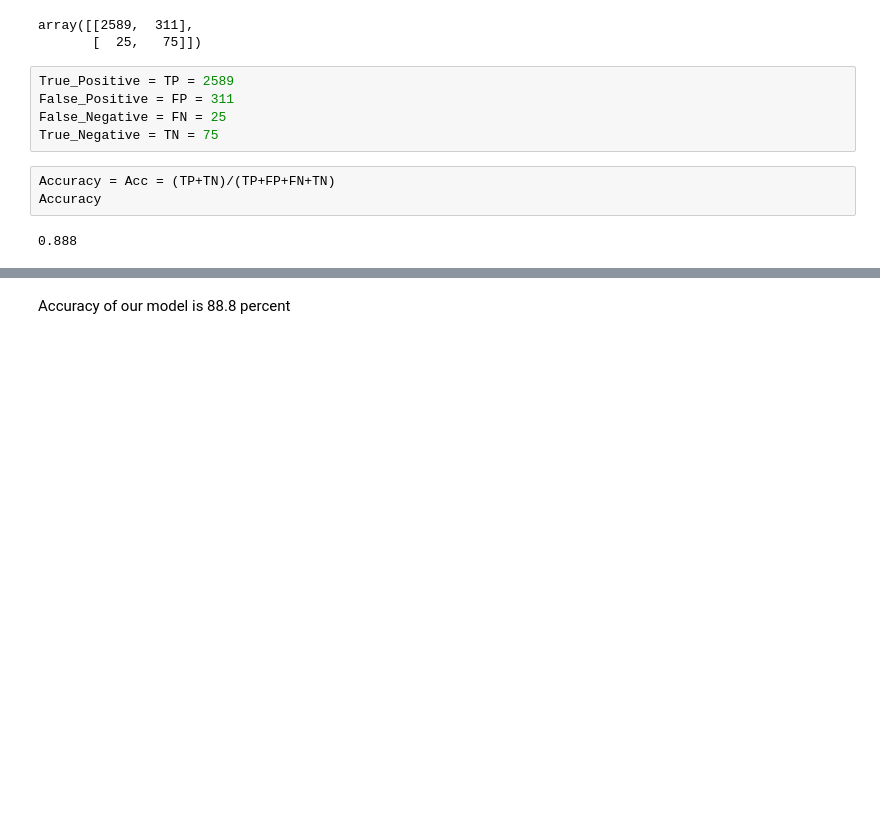
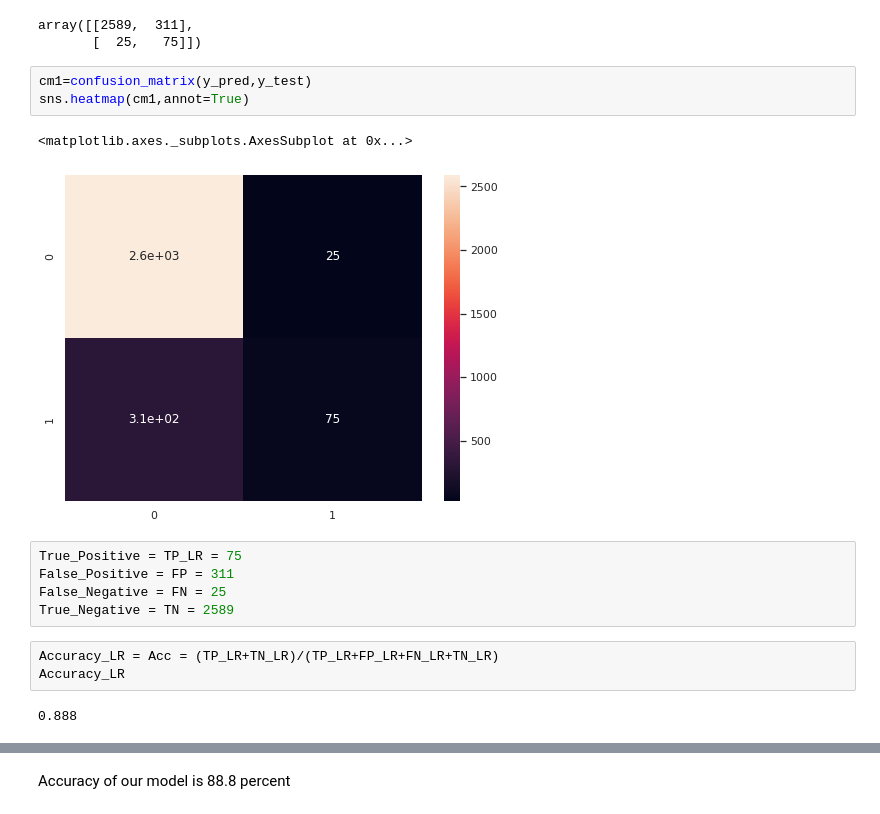
Before and after one commit to SahilD95/Credit-Risk-Analysis, a Jupyter notebook: Credit_Risk_Analysis.ipynb, the cells around one changed output, grey strips where cells are left out. Saved outputs shown, nothing was run; the diff lists cells and outputs as text; blank space fills up the shorter version.

```diff
--- a/Credit_Risk_Analysis.ipynb
+++ b/Credit_Risk_Analysis.ipynb
@@ -229,14 +281,20 @@ confusion_matrix(y_test, y_pred)
 # %% [output]
 array([[2589,  311],
        [  25,   75]])
+# %%
+cm1=confusion_matrix(y_pred,y_test)
+sns.heatmap(cm1,annot=True)
+# %% [output]
+<matplotlib.axes._subplots.AxesSubplot at 0x...>
+[figure, added]
 # %%
-True_Positive = TP = 2589
+True_Positive = TP_LR = 75
 False_Positive = FP = 311
 False_Negative = FN = 25
-True_Negative = TN = 75
+True_Negative = TN = 2589
-# %%
-Accuracy = Acc = (TP+TN)/(TP+FP+FN+TN)
-Accuracy
-# %% [output]
-0.888
+# %%
+Accuracy_LR = Acc = (TP_LR+TN_LR)/(TP_LR+FP_LR+FN_LR+TN_LR)
+Accuracy_LR
+# %% [output]
+0.888
 # %%
```
Also changed, not shown: parts of 79 cells of this notebook.
